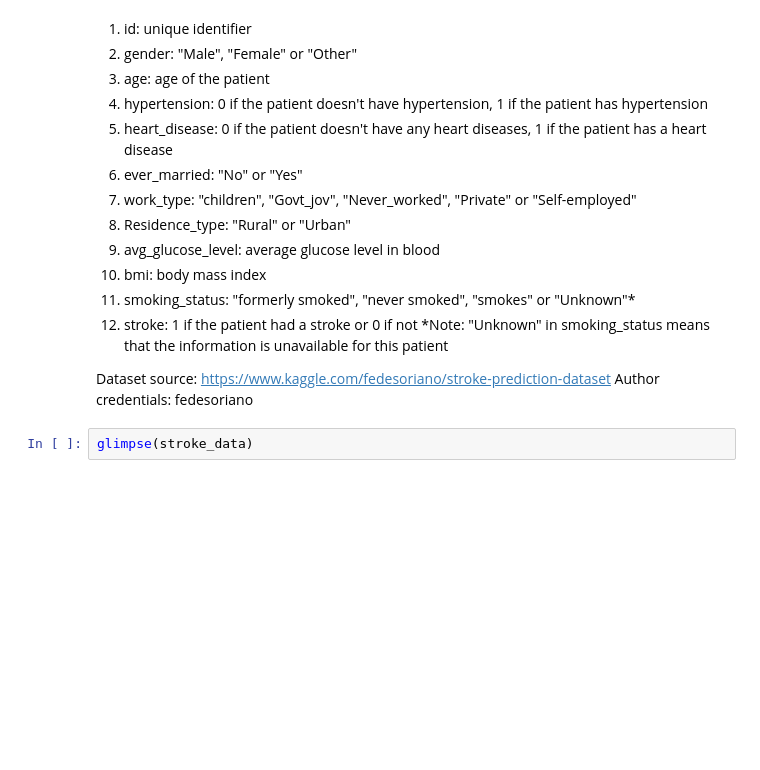
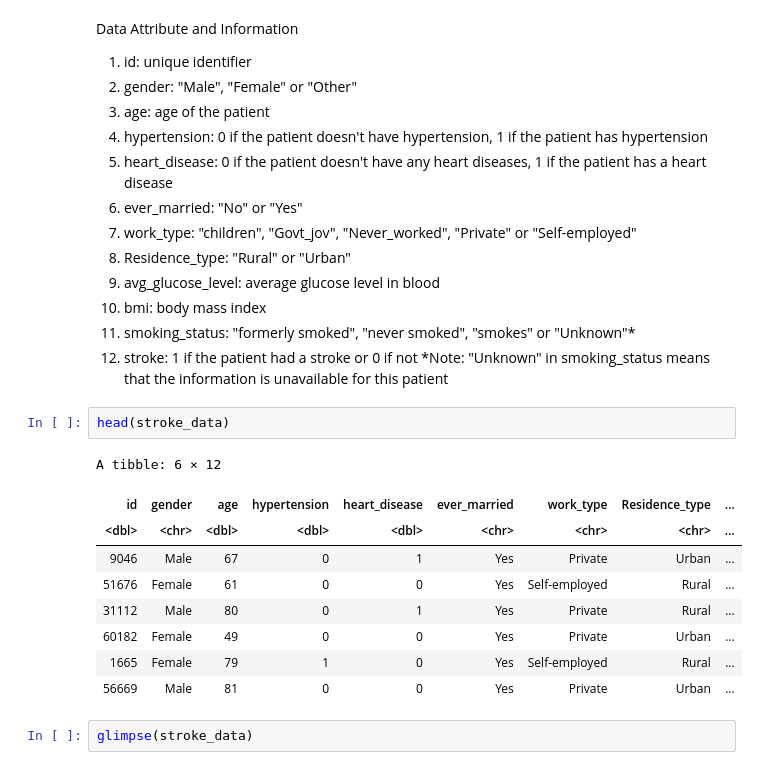
Before and after one commit to jordanjzhao/data-science-stroke-prediction, a Jupyter notebook: project_proposal.ipynb, the cells around one changed output. Cells and saved outputs as stored; diff of their text form; blank space fills up the shorter version.

```diff
--- a/project_proposal.ipynb
+++ b/project_proposal.ipynb
@@ -68,4 +59,5 @@ A spec_tbl_df: 5110 × 12
 # %% [markdown]
+Data Attribute and Information
 1) id: unique identifier
 2) gender: "Male", "Female" or "Other"
 3) age: age of the patient
@@ -79,9 +71,18 @@ A spec_tbl_df: 5110 × 12
 11) smoking_status: "formerly smoked", "never smoked", "smokes" or "Unknown"*
 12) stroke: 1 if the patient had a stroke or 0 if not
 *Note: "Unknown" in smoking_status means that the information is unavailable for this patient
-
-Dataset source: https://www.kaggle.com/fedesoriano/stroke-prediction-dataset
-Author credentials: fedesoriano
+# %%
+head(stroke_data)
+# %% [output]
+A tibble: 6 × 12
+| id | gender | age | hypertension | heart_disease | ever_married | work_type | Residence_type | ... |
+| <dbl> | <chr> | <dbl> | <dbl> | <dbl> | <chr> | <chr> | <chr> | ... |
+| 9046 | Male | 67 | 0 | 1 | Yes | Private | Urban | ... |
+| 51676 | Female | 61 | 0 | 0 | Yes | Self-employed | Rural | ... |
+| 31112 | Male | 80 | 0 | 1 | Yes | Private | Rural | ... |
+| 60182 | Female | 49 | 0 | 0 | Yes | Private | Urban | ... |
+| 1665 | Female | 79 | 1 | 0 | Yes | Self-employed | Rural | ... |
+| 56669 | Male | 81 | 0 | 0 | Yes | Private | Urban | ... |
 # %%
 glimpse(stroke_data)
 # %% [output]
```
Also changed, not shown: parts of 24 cells of this notebook.
